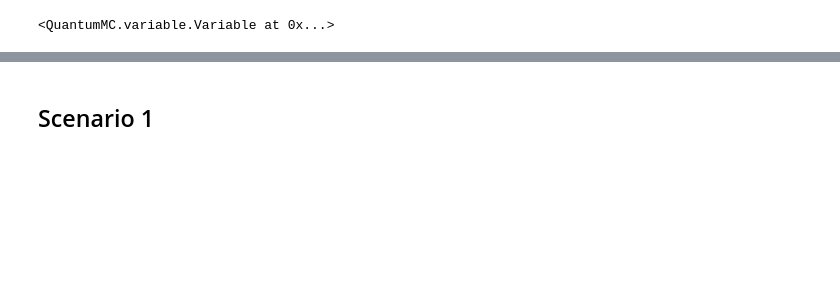
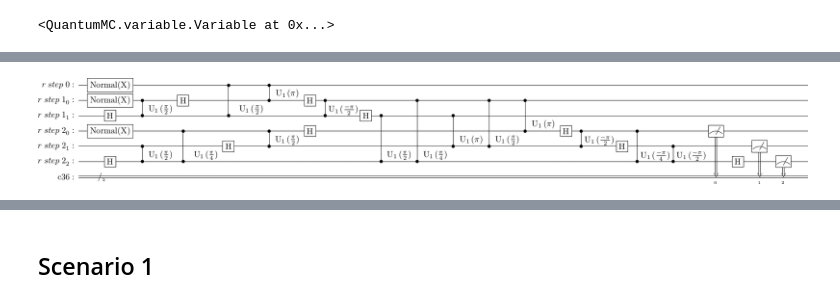
Before and after one commit to siyuan-bruce/QuantumMonteCarlo, a Jupyter notebook: test.ipynb, the cells around one changed output, grey strips where cells are left out. Drawn from its saved outputs; the diff is of its cells as text; code cells hidden in the pictures; blank space fills up the shorter version.

```diff
--- a/test.ipynb
+++ b/test.ipynb
@@ -98,0 +138,4 @@ a/num_shots
+# %%
+qmc.get_qc().draw("latex")
+# %% [output]
+[figure, added]
```
Also changed, not shown: parts of 37 cells of this notebook.
